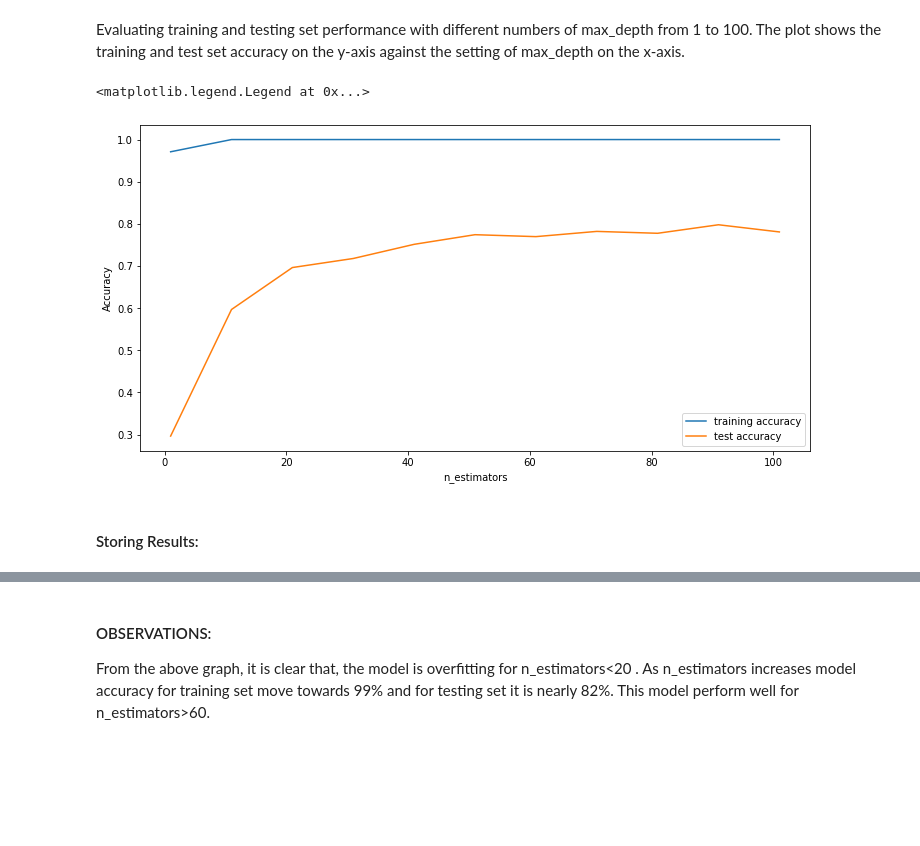
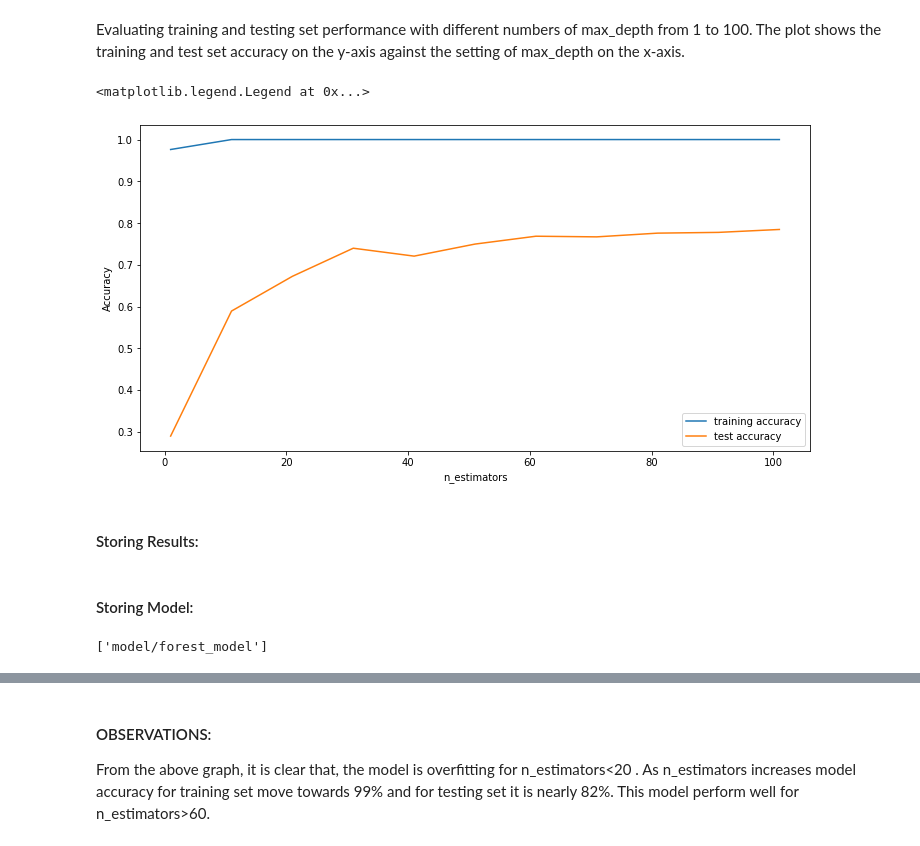
Before and after one commit to vaibhavbichave/American-Sign-Language, a Jupyter notebook: Sign Language MNIST.ipynb, the cells around one changed output, grey strips where cells are left out. Cells and saved outputs as stored; diff of their text form; code cells hidden in the pictures; blank space fills up the shorter version.

```diff
--- a/Sign Language MNIST.ipynb
+++ b/Sign Language MNIST.ipynb
@@ -438,7 +444,7 @@ from sklearn.tree import DecisionTreeClassifier
 from sklearn.pipeline import Pipeline
 
 # instantiate the model
-tree = Pipeline([('reduce_dims', PCA(n_components=115)),
+tree = Pipeline([('reduce_dims', PCA(n_components=113)),
                  ('model', DecisionTreeClassifier(max_depth=30))])
 
 # fit the model
@@ -506,20 +512,20 @@ Evaluating training and testing set performance with different numbers of max_de
 # %%
 training_accuracy = []
 test_accuracy = []
-# try max_depth from 1 to 50
-depth = range(1,52,5)
+# try max_depth from 1 to 30
+depth = range(1,31)
 for n in depth:
-    tree = Pipeline([('reduce_dims', PCA(n_components=115)),
+    tree_test = Pipeline([('reduce_dims', PCA(n_components=113)),
                     ('model', DecisionTreeClassifier(max_depth=n))])
 
-    tree.fit(X_train, y_train)
+    tree_test.fit(X_train, y_train)
     # record training set accuracy
-    training_accuracy.append(tree.score(X_train, y_train))
+    training_accuracy.append(tree_test.score(X_train, y_train))
     # record generalization accuracy
-    test_accuracy.append(tree.score(X_test, y_test))
+    test_accuracy.append(tree_test.score(X_test, y_test))
 
 
-#plotting the training & testing accuracy for max_depth from 1 to 50
+#plotting the training & testing accuracy for max_depth from 1 to 30
 plt.plot(depth, training_accuracy, label="training accuracy")
 plt.plot(depth, test_accuracy, label="test accuracy")
 plt.ylabel("Accuracy")
@@ -559,7 +573,7 @@ from sklearn.svm import SVC
 from sklearn.pipeline import Pipeline
 
 # instantiate the model
-svc= Pipeline([('reduce_dims', PCA(n_components=115)),('model', SVC())])
+svc= Pipeline([('reduce_dims', PCA(n_components=113)),('model', SVC())])
 
 # fit the model
 svc.fit(X_train,y_train)
@@ -650,7 +672,7 @@ from sklearn.ensemble import RandomForestClassifier
 from sklearn.pipeline import Pipeline
 
 # instantiate the model
-forest = Pipeline([('reduce_dims', PCA(n_components=115)),
+forest = Pipeline([('reduce_dims', PCA(n_components=113)),
                 ('model', RandomForestClassifier(n_estimators=100))])
 
 # fit the model
@@ -716,34 +738,42 @@ Evaluating training and testing set performance with different numbers of max_de
 # %%
 training_accuracy = []
 test_accuracy = []
 # try max_depth from 1 to 100
 depth = range(1,102,10)
 for n in depth:
-    forest = Pipeline([('reduce_dims', PCA(n_components=115)),
+    forest_test = Pipeline([('reduce_dims', PCA(n_components=113)),
                        ('model', RandomForestClassifier(n_estimators=n))])
 
-    forest.fit(X_train, y_train)
+    forest_test.fit(X_train, y_train)
     # record training set accuracy
-    training_accuracy.append(forest.score(X_train, y_train))
+    training_accuracy.append(forest_test.score(X_train, y_train))
     # record generalization accuracy
-    test_accuracy.append(forest.score(X_test, y_test))
+    test_accuracy.append(forest_test.score(X_test, y_test))
 
 
 #plotting the training & testing accuracy for n_estimators from 1 to 100
 plt.figure(figsize=None)
 plt.plot(depth, training_accuracy, label="training accuracy")
 plt.plot(depth, test_accuracy, label="test accuracy")
 plt.ylabel("Accuracy")
 plt.xlabel("n_estimators")
 plt.legend()
 # %% [output]
 <matplotlib.legend.Legend at 0x...>
-[figure, old version]
+[figure, new version]
 # %% [markdown]
 #### Storing Results:
 # %%
 #storing the results. The below mentioned order of parameter passing is important.
 storeResults('Random Forest',acc_train_forest, acc_test_forest)
+# %% [markdown]
+#### Storing Model:
+# %%
+# storing model for future use
+import joblib
+joblib.dump(forest,'model/forest_model')
+# %% [output]
+['model/forest_model']
 # %%
 # Checking Image for Actual and Preicted Label
 Show_Test_Image(6532,y_test_forest)
```
Also changed, not shown: parts of 42 cells of this notebook, 7 other files.
